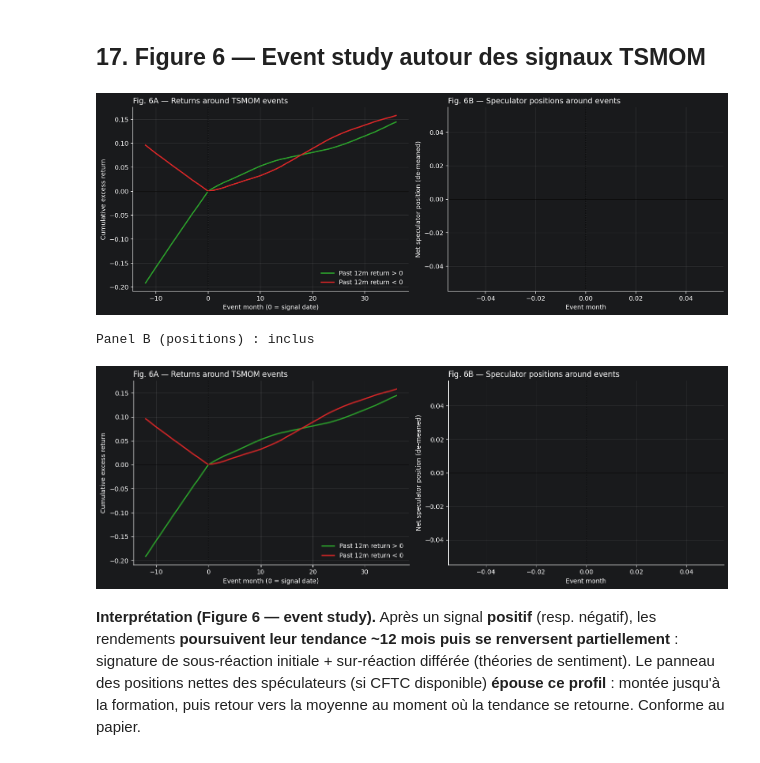
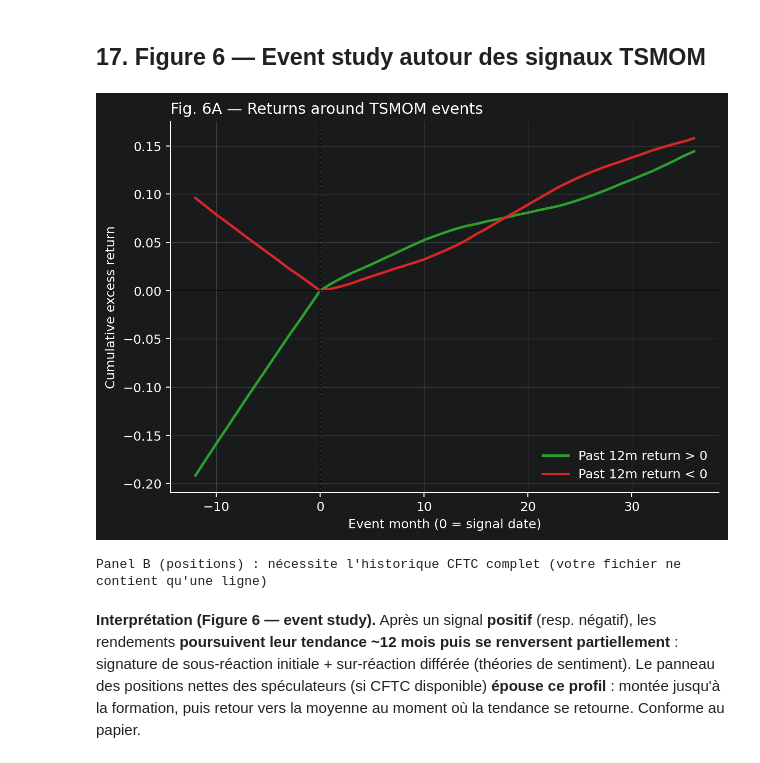
Before and after one commit to Mariuscalaque/Moskowitz-HuaOoi-Pedersen-Time-Series-Momentum-, a Jupyter notebook: replication_complete.ipynb, the cells around one changed output. Cells and saved outputs as stored; diff of their text form; code cells hidden in the pictures.

```diff
--- a/replication_complete.ipynb
+++ b/replication_complete.ipynb
@@ -429,13 +423,15 @@ else:
 # %%
 es_ret = analysis.event_study_returns(monthly_ret, k=LOOKBACK_MONTHS)
 es_pos = (analysis.event_study_positions(net_spec, monthly_ret, k=LOOKBACK_MONTHS)
           if net_spec is not None else None)
+# CFTC = instantané 1 ligne -> event study positions vide : on traite comme absent
+if es_pos is not None and es_pos[["positive","negative"]].notna().any().any() == False:
+    es_pos = None
 display(Image(filename=str(plotting.figure6_event_study(es_ret, es_pos))))
-print('Panel B (positions) :', 'inclus' if es_pos is not None else 'nécessite CFTC')
+print("Panel B (positions) :", "inclus" if es_pos is not None else "nécessite l'historique CFTC complet (votre fichier ne contient qu'une ligne)")
 # %% [output]
-[figure, old version]
+[figure, new version]
-Panel B (positions) : inclus
+Panel B (positions) : nécessite l'historique CFTC complet (votre fichier ne contient qu'une ligne)
-[figure, removed]
 # %% [markdown]
 **Interprétation (Figure 6 — event study).** Après un signal **positif** (resp. négatif), les rendements **poursuivent leur tendance ~12 mois puis se renversent partiellement** : signature de sous-réaction initiale + sur-réaction différée (théories de sentiment). Le panneau des positions nettes des spéculateurs (si CFTC disponible) **épouse ce profil** : montée jusqu'à la formation, puis retour vers la moyenne au moment où la tendance se retourne. Conforme au papier.
 # %% [markdown]
```
Also changed, not shown: parts of 8 cells of this notebook, 3 other files.
